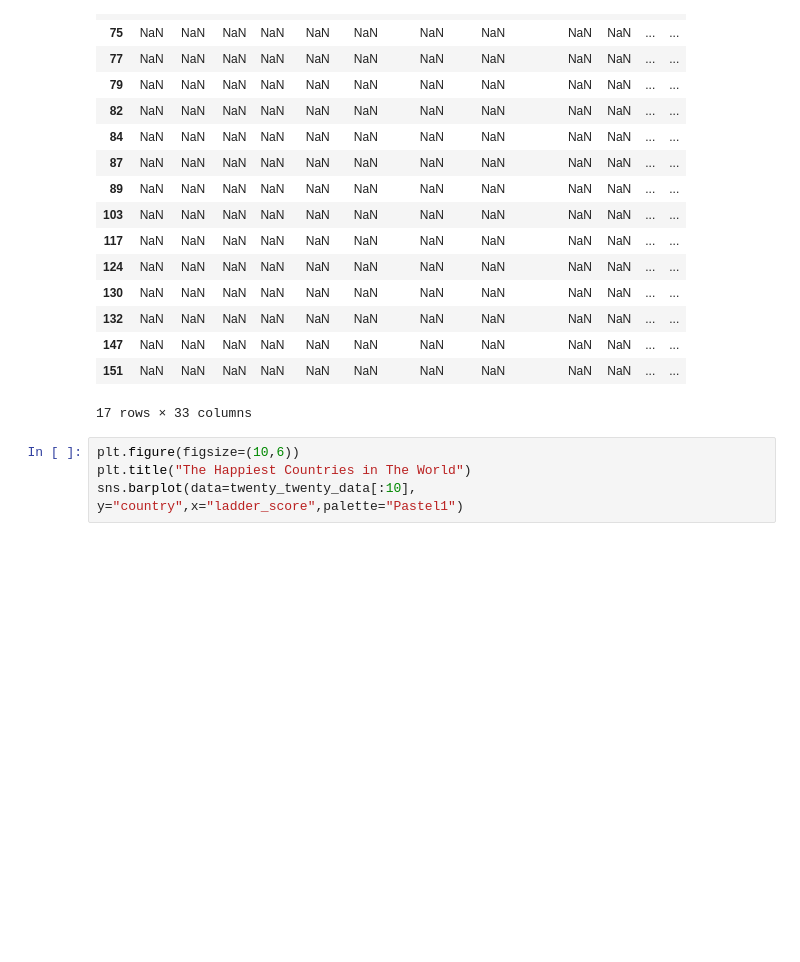
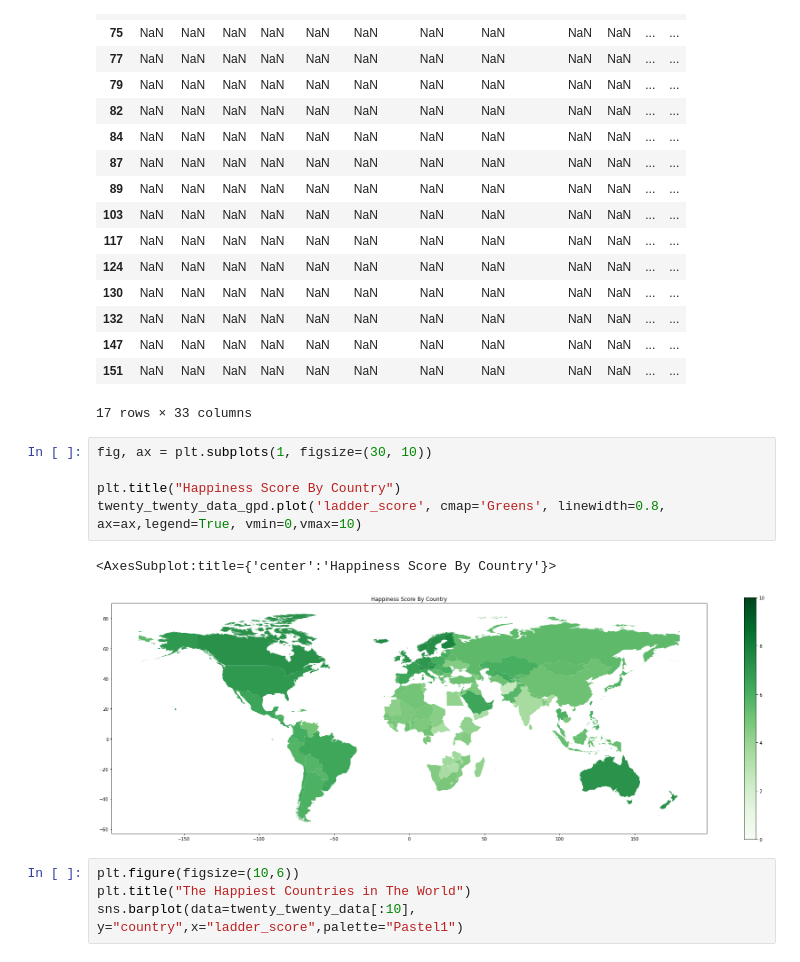
Before and after one commit to ruwanidealwis/thePursuitOfHappiness, a Jupyter notebook: worldHappiness.ipynb, the cells around one changed output. Cells and saved outputs as stored; diff of their text form; blank space fills up the shorter version.

```diff
--- a/worldHappiness.ipynb
+++ b/worldHappiness.ipynb
@@ -114,6 +114,14 @@ twenty_twenty_data_gpd.loc[twenty_twenty_data_gpd.geometry.isnull()]
 | 147 | NaN | NaN | NaN | NaN | NaN | NaN | NaN | NaN | NaN | NaN | ... | ... |
 | 151 | NaN | NaN | NaN | NaN | NaN | NaN | NaN | NaN | NaN | NaN | ... | ... |
 17 rows × 33 columns
+# %%
+fig, ax = plt.subplots(1, figsize=(30, 10))
+
+plt.title("Happiness Score By Country")
+twenty_twenty_data_gpd.plot('ladder_score', cmap='Greens', linewidth=0.8, ax=ax,legend=True, vmin=0,vmax=10)
+# %% [output]
+<AxesSubplot:title={'center':'Happiness Score By Country'}>
+[figure, added]
 # %%
 plt.figure(figsize=(10,6))
 plt.title("The Happiest Countries in The World")
```
Also changed, not shown: parts of 18 cells of this notebook.
